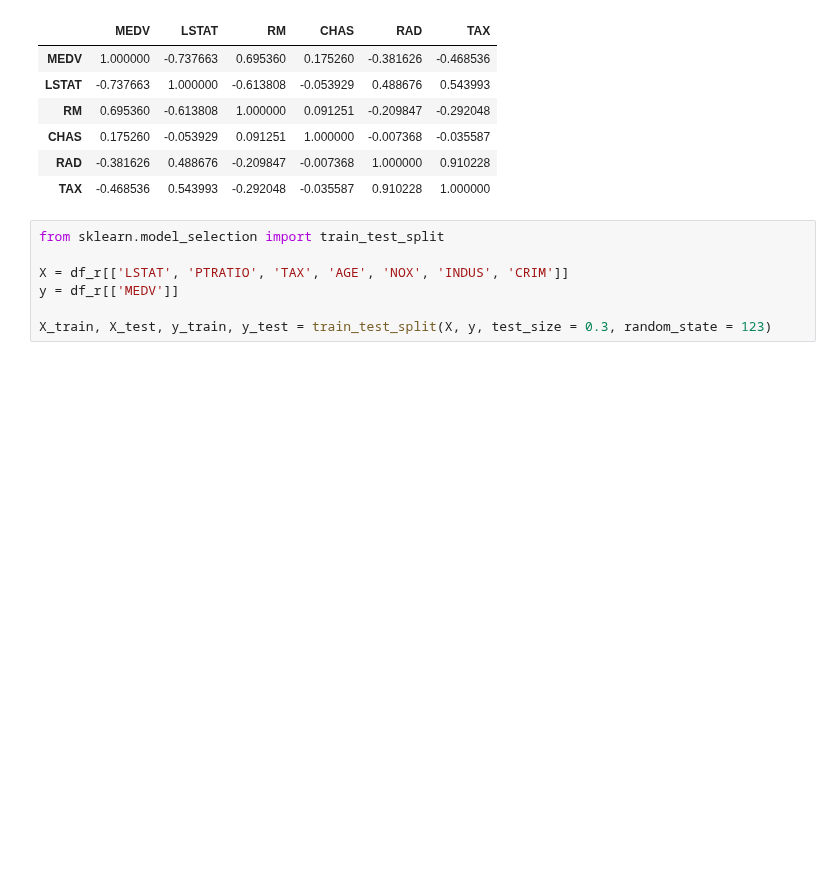
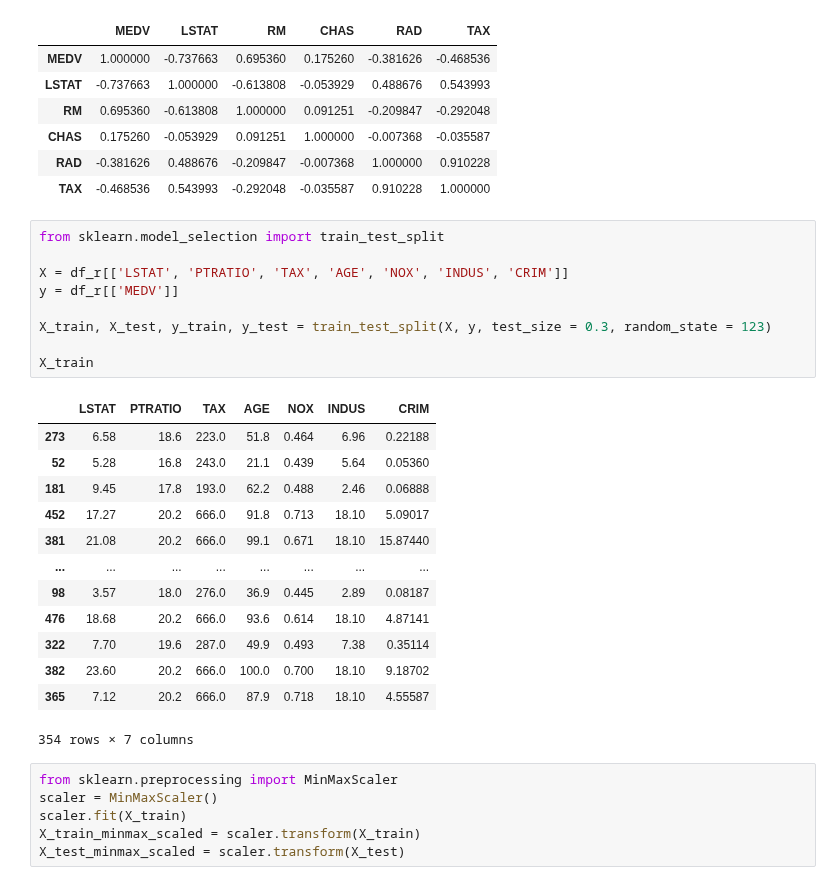
Before and after one commit to teleyun/bigdata, a Jupyter notebook: 예문사_03_빅데이터분석실무.ipynb, the cells around one changed output. Saved outputs shown, nothing was run; the diff lists cells and outputs as text; blank space fills up the shorter version.

```diff
--- a/예문사_03_빅데이터분석실무.ipynb
+++ b/예문사_03_빅데이터분석실무.ipynb
@@ -99,7 +101,29 @@ df_r[['MEDV', 'LSTAT', 'RM', 'CHAS', 'RAD', 'TAX']].corr()
 # %%
 from sklearn.model_selection import train_test_split
 
 X = df_r[['LSTAT', 'PTRATIO', 'TAX', 'AGE', 'NOX', 'INDUS', 'CRIM']]
 y = df_r[['MEDV']]
 
 X_train, X_test, y_train, y_test = train_test_split(X, y, test_size = 0.3, random_state = 123)
+
+X_train
+# %% [output]
+|  | LSTAT | PTRATIO | TAX | AGE | NOX | INDUS | CRIM |
+| 273 | 6.58 | 18.6 | 223.0 | 51.8 | 0.464 | 6.96 | 0.22188 |
+| 52 | 5.28 | 16.8 | 243.0 | 21.1 | 0.439 | 5.64 | 0.05360 |
+| 181 | 9.45 | 17.8 | 193.0 | 62.2 | 0.488 | 2.46 | 0.06888 |
+| 452 | 17.27 | 20.2 | 666.0 | 91.8 | 0.713 | 18.10 | 5.09017 |
+| 381 | 21.08 | 20.2 | 666.0 | 99.1 | 0.671 | 18.10 | 15.87440 |
+| ... | ... | ... | ... | ... | ... | ... | ... |
+| 98 | 3.57 | 18.0 | 276.0 | 36.9 | 0.445 | 2.89 | 0.08187 |
+| 476 | 18.68 | 20.2 | 666.0 | 93.6 | 0.614 | 18.10 | 4.87141 |
+| 322 | 7.70 | 19.6 | 287.0 | 49.9 | 0.493 | 7.38 | 0.35114 |
+| 382 | 23.60 | 20.2 | 666.0 | 100.0 | 0.700 | 18.10 | 9.18702 |
+| 365 | 7.12 | 20.2 | 666.0 | 87.9 | 0.718 | 18.10 | 4.55587 |
+354 rows × 7 columns
+# %%
+from sklearn.preprocessing import MinMaxScaler
+scaler = MinMaxScaler()
+scaler.fit(X_train)
+X_train_minmax_scaled = scaler.transform(X_train)
+X_test_minmax_scaled = scaler.transform(X_test)
```
Also changed, not shown: parts of 4 cells of this notebook.
